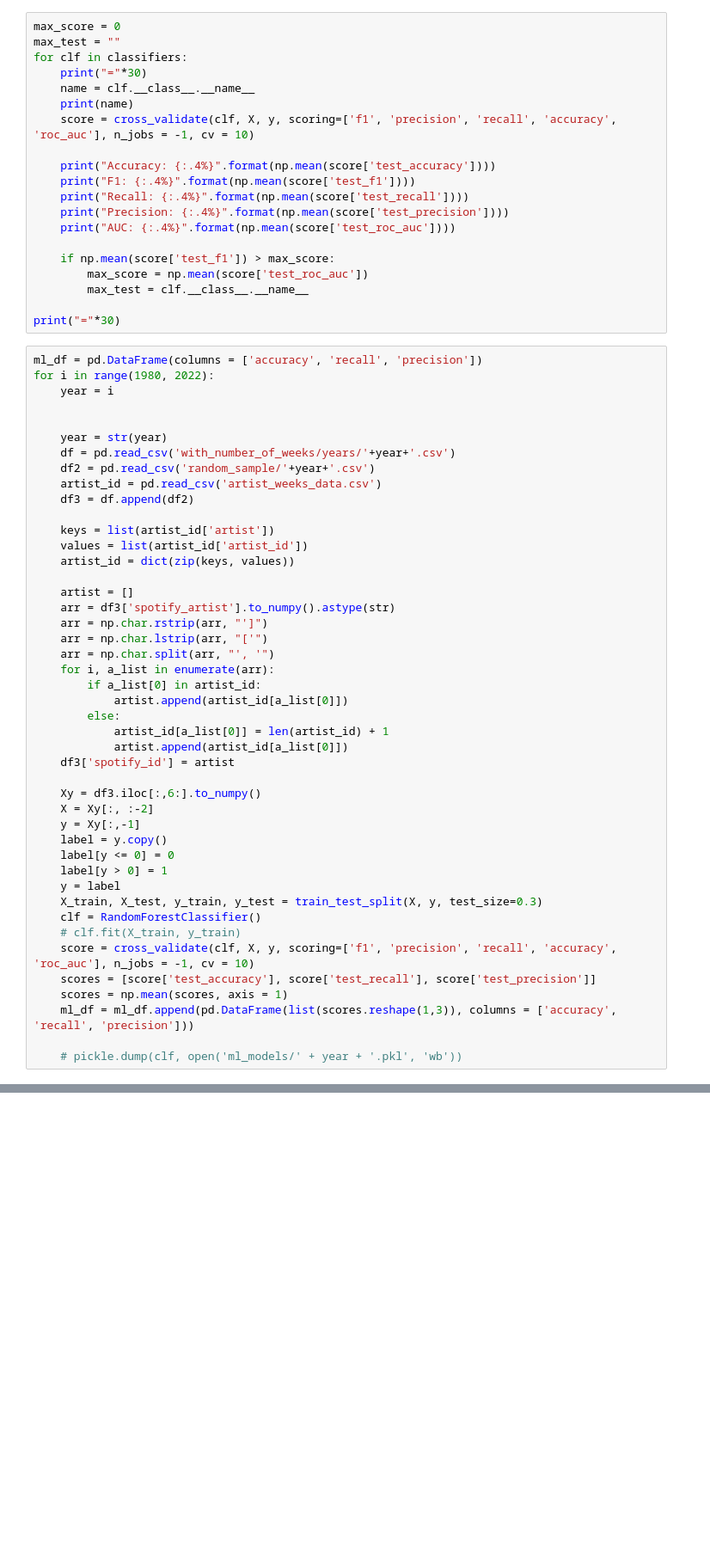
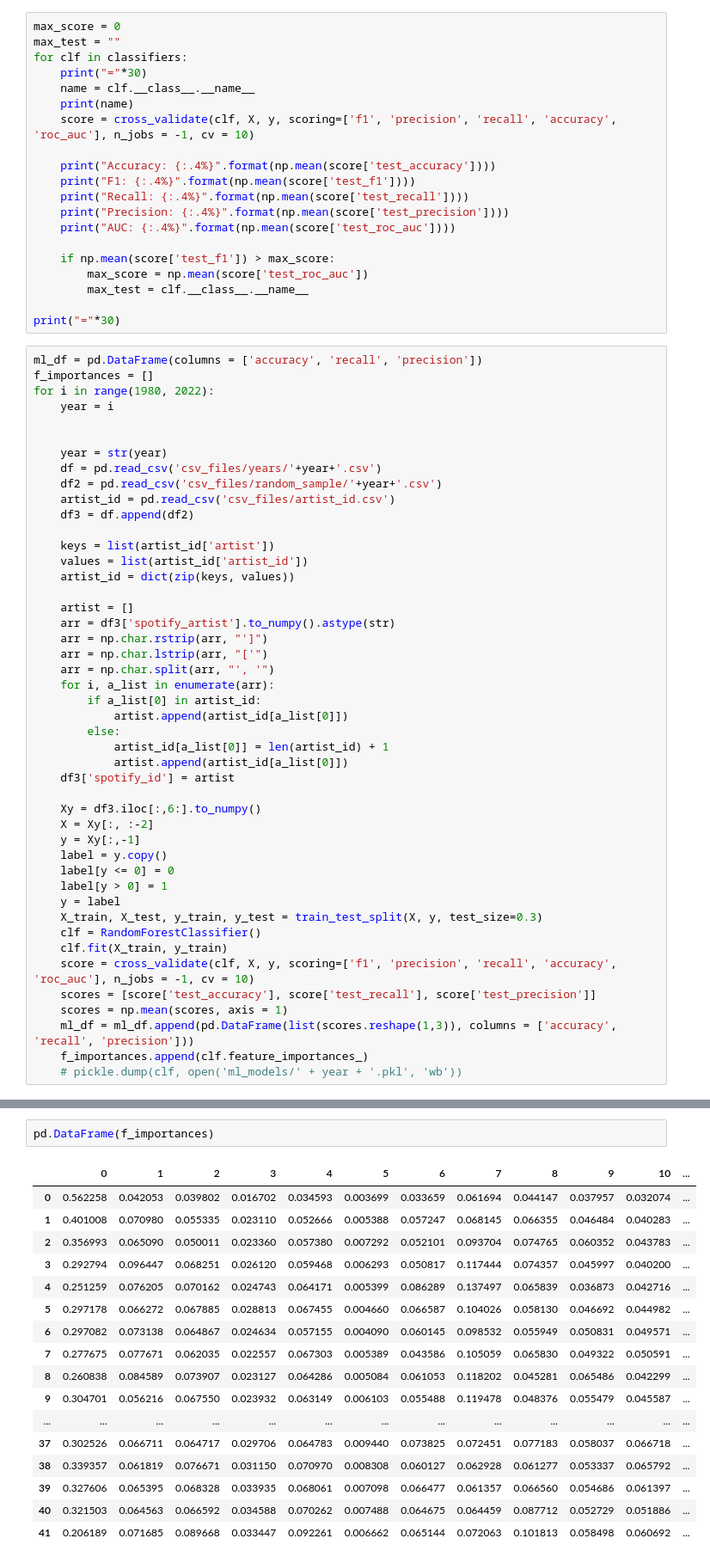
Before and after one commit to seongwook8/evaluation_of_music_popularity, a Jupyter notebook: ml_test.ipynb, the cells around one changed output, grey strips where cells are left out. Shown at 86% size. Saved outputs shown, nothing was run; the diff lists cells and outputs as text; blank space fills up the shorter version.

```diff
--- a/ml_test.ipynb
+++ b/ml_test.ipynb
@@ -89,14 +89,15 @@ for clf in classifiers:
 print("="*30)
 # %%
 ml_df = pd.DataFrame(columns = ['accuracy', 'recall', 'precision'])
+f_importances = []
 for i in range(1980, 2022):
     year = i
 
 
     year = str(year)
-    df = pd.read_csv('with_number_of_weeks/years/'+year+'.csv')
-    df2 = pd.read_csv('random_sample/'+year+'.csv')
-    artist_id = pd.read_csv('artist_weeks_data.csv')
+    df = pd.read_csv('csv_files/years/'+year+'.csv')
+    df2 = pd.read_csv('csv_files/random_sample/'+year+'.csv')
+    artist_id = pd.read_csv('csv_files/artist_id.csv')
     df3 = df.append(df2)
 
     keys = list(artist_id['artist'])
@@ -125,10 +126,10 @@ for i in range(1980, 2022):
     y = label
     X_train, X_test, y_train, y_test = train_test_split(X, y, test_size=0.3)
     clf = RandomForestClassifier()
-    # clf.fit(X_train, y_train)
+    clf.fit(X_train, y_train)
     score = cross_validate(clf, X, y, scoring=['f1', 'precision', 'recall', 'accuracy', 'roc_auc'], n_jobs = -1, cv = 10)
     scores = [score['test_accuracy'], score['test_recall'], score['test_precision']]
     scores = np.mean(scores, axis = 1)
     ml_df = ml_df.append(pd.DataFrame(list(scores.reshape(1,3)), columns = ['accuracy', 'recall', 'precision']))
-
+    f_importances.append(clf.feature_importances_)
     # pickle.dump(clf, open('ml_models/' + year + '.pkl', 'wb'))
@@ -146,0 +136,20 @@ ml_df.to_csv("ml_accuracy.csv")
+# %%
+pd.DataFrame(f_importances)
+# %% [output]
+|  | 0 | 1 | 2 | 3 | 4 | 5 | 6 | 7 | 8 | 9 | 10 | ... |
+| 0 | 0.562258 | 0.042053 | 0.039802 | 0.016702 | 0.034593 | 0.003699 | 0.033659 | 0.061694 | 0.044147 | 0.037957 | 0.032074 | ... |
+| 1 | 0.401008 | 0.070980 | 0.055335 | 0.023110 | 0.052666 | 0.005388 | 0.057247 | 0.068145 | 0.066355 | 0.046484 | 0.040283 | ... |
+| 2 | 0.356993 | 0.065090 | 0.050011 | 0.023360 | 0.057380 | 0.007292 | 0.052101 | 0.093704 | 0.074765 | 0.060352 | 0.043783 | ... |
+| 3 | 0.292794 | 0.096447 | 0.068251 | 0.026120 | 0.059468 | 0.006293 | 0.050817 | 0.117444 | 0.074357 | 0.045997 | 0.040200 | ... |
+| 4 | 0.251259 | 0.076205 | 0.070162 | 0.024743 | 0.064171 | 0.005399 | 0.086289 | 0.137497 | 0.065839 | 0.036873 | 0.042716 | ... |
+| 5 | 0.297178 | 0.066272 | 0.067885 | 0.028813 | 0.067455 | 0.004660 | 0.066587 | 0.104026 | 0.058130 | 0.046692 | 0.044982 | ... |
+| 6 | 0.297082 | 0.073138 | 0.064867 | 0.024634 | 0.057155 | 0.004090 | 0.060145 | 0.098532 | 0.055949 | 0.050831 | 0.049571 | ... |
+| 7 | 0.277675 | 0.077671 | 0.062035 | 0.022557 | 0.067303 | 0.005389 | 0.043586 | 0.105059 | 0.065830 | 0.049322 | 0.050591 | ... |
+| 8 | 0.260838 | 0.084589 | 0.073907 | 0.023127 | 0.064286 | 0.005084 | 0.061053 | 0.118202 | 0.045281 | 0.065486 | 0.042299 | ... |
+| 9 | 0.304701 | 0.056216 | 0.067550 | 0.023932 | 0.063149 | 0.006103 | 0.055488 | 0.119478 | 0.048376 | 0.055479 | 0.045587 | ... |
+| ... | ... | ... | ... | ... | ... | ... | ... | ... | ... | ... | ... | ... |
+| 37 | 0.302526 | 0.066711 | 0.064717 | 0.029706 | 0.064783 | 0.009440 | 0.073825 | 0.072451 | 0.077183 | 0.058037 | 0.066718 | ... |
+| 38 | 0.339357 | 0.061819 | 0.076671 | 0.031150 | 0.070970 | 0.008308 | 0.060127 | 0.062928 | 0.061277 | 0.053337 | 0.065792 | ... |
+| 39 | 0.327606 | 0.065395 | 0.068328 | 0.033935 | 0.068061 | 0.007098 | 0.066477 | 0.061357 | 0.066560 | 0.054686 | 0.061397 | ... |
+| 40 | 0.321503 | 0.064563 | 0.066592 | 0.034588 | 0.070262 | 0.007488 | 0.064675 | 0.064459 | 0.087712 | 0.052729 | 0.051886 | ... |
+| 41 | 0.206189 | 0.071685 | 0.089668 | 0.033447 | 0.092261 | 0.006662 | 0.065144 | 0.072063 | 0.101813 | 0.058498 | 0.060692 | ... |
```
Also changed, not shown: parts of 3 cells of this notebook, 1 other file.
